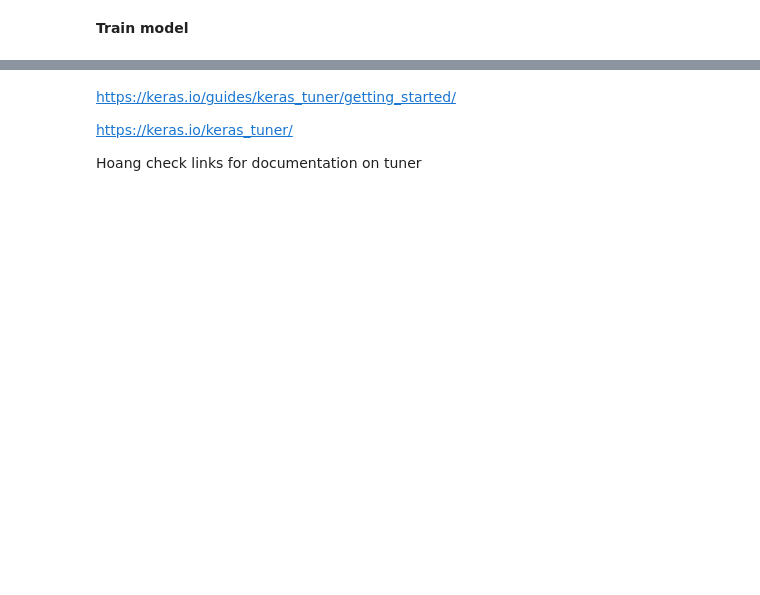
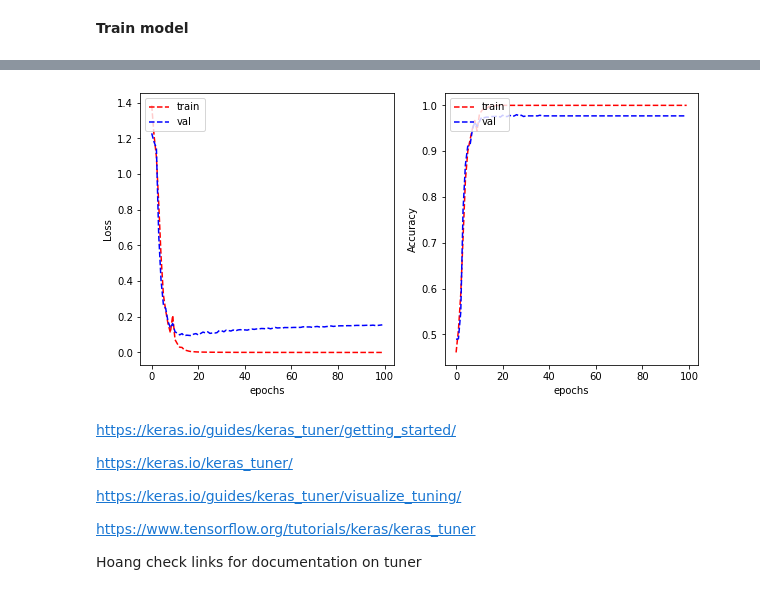
Before and after one commit to mhngu23/Traffic-Sign-Image-Recognition-by-RMIT, a Jupyter notebook: Traffic_Sign_Image_Recognition.ipynb, the cells around one changed output, grey strips where cells are left out. Cells and saved outputs as stored; diff of their text form; code cells hidden in the pictures; blank space fills up the shorter version.

```diff
--- a/Traffic_Sign_Image_Recognition.ipynb
+++ b/Traffic_Sign_Image_Recognition.ipynb
@@ -248,3 +249,7 @@ validation_type_generator = val_datagen.flow_from_dataframe(
 # %% [markdown]
 ## **2.2 Build Model**
+# %%
+input_dimension = (28,28,3)
+numbers_of_shape = len(data.sign_shape.unique())
+numbers_of_sign = len(data.sign_type.unique())
 # %% [markdown]
@@ -339,0 +439,22 @@ best_model.summary()
+# %%
+model = tf.keras.Sequential([
+    #VGG block 1
+    tf.keras.layers.Conv2D(28, (3, 3), activation='relu', padding='same', input_shape=(28, 28, 3)),
+    tf.keras.layers.Conv2D(28, (3, 3), activation='relu', padding='same'),
+    tf.keras.layers.MaxPooling2D((2, 2)),
+
+    #VGG block 2
+    tf.keras.layers.Conv2D(64, (3, 3), activation='relu', padding='same'),
+    tf.keras.layers.Conv2D(64, (3, 3), activation='relu', padding='same'),
+    tf.keras.layers.MaxPooling2D((2, 2)),
+
+    #VGG block 3
+    tf.keras.layers.Conv2D(128, (3, 3), activation='relu', padding='same'),
+    tf.keras.layers.Conv2D(128, (3, 3), activation='relu', padding='same'),
+    tf.keras.layers.MaxPooling2D((2, 2)),
+
+    tf.keras.layers.Flatten(),
+    tf.keras.layers.Dense(128, activation='relu'),
+    tf.keras.layers.Dense(numbers_of_shape, activation = "softmax"),
+    ])
+model.summary()
@@ -340,6 +479,23 @@ best_model.summary()
+# %%
+model.compile(optimizer = 'sgd',
+              # use categorical_crossentropy instead of sparse as we use one hot label encoder
+              loss = "categorical_crossentropy",
+              metrics = ['categorical_accuracy'])
+# %%
+history = model.fit_generator(dataShape.train, validation_data = dataShape.validation, epochs=100, verbose=0)
+# %%
+plot_learning_curve(history.history['loss'], history.history['val_loss'],
+                    history.history['categorical_accuracy'], history.history['val_categorical_accuracy'],
+                    metric_name = 'Accuracy')
+# %% [output]
+[figure, added]
 # %% [markdown]
 https://keras.io/guides/keras_tuner/getting_started/
 
 https://keras.io/keras_tuner/
 
+https://keras.io/guides/keras_tuner/visualize_tuning/
+
+https://www.tensorflow.org/tutorials/keras/keras_tuner
+
 Hoang check links for documentation on tuner
```
Also changed, not shown: parts of 54 cells of this notebook, 1 other file.
